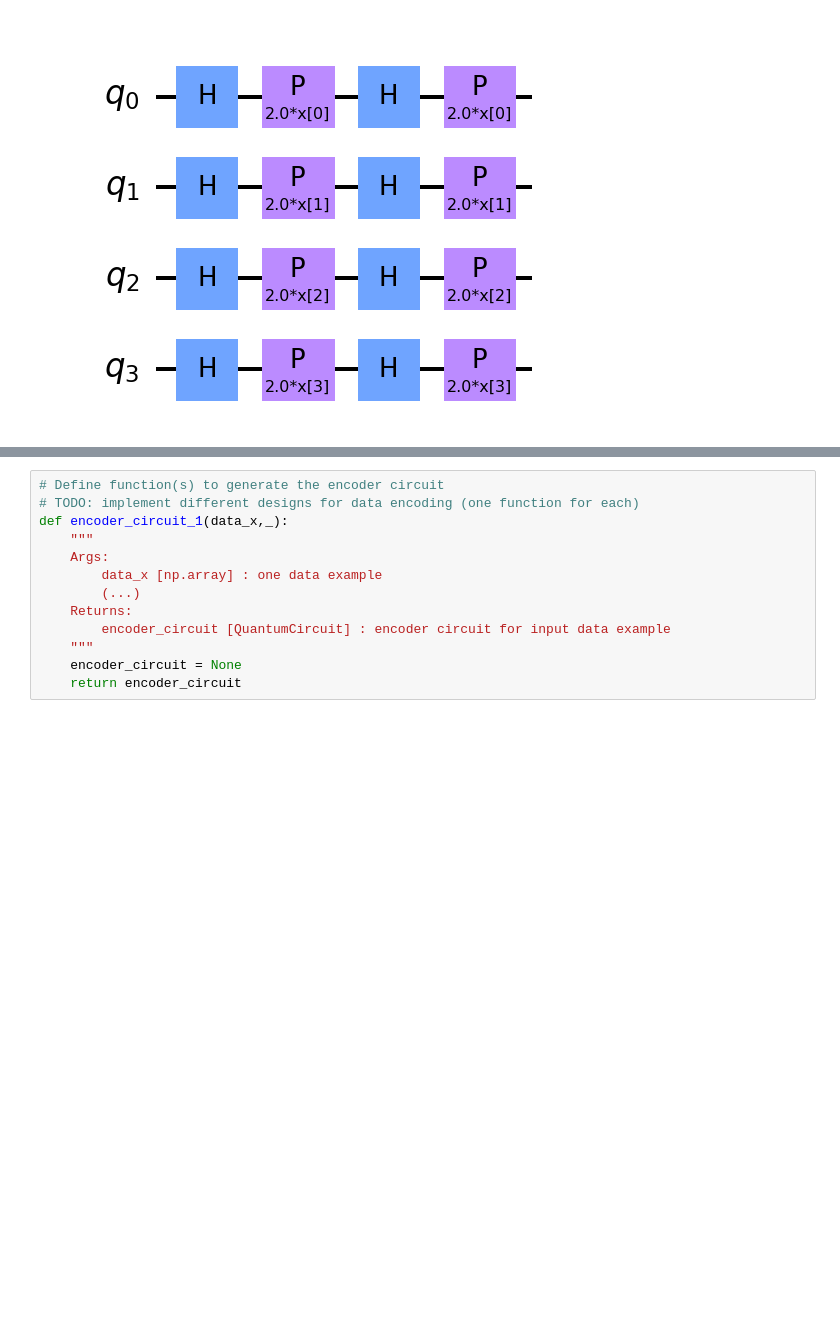
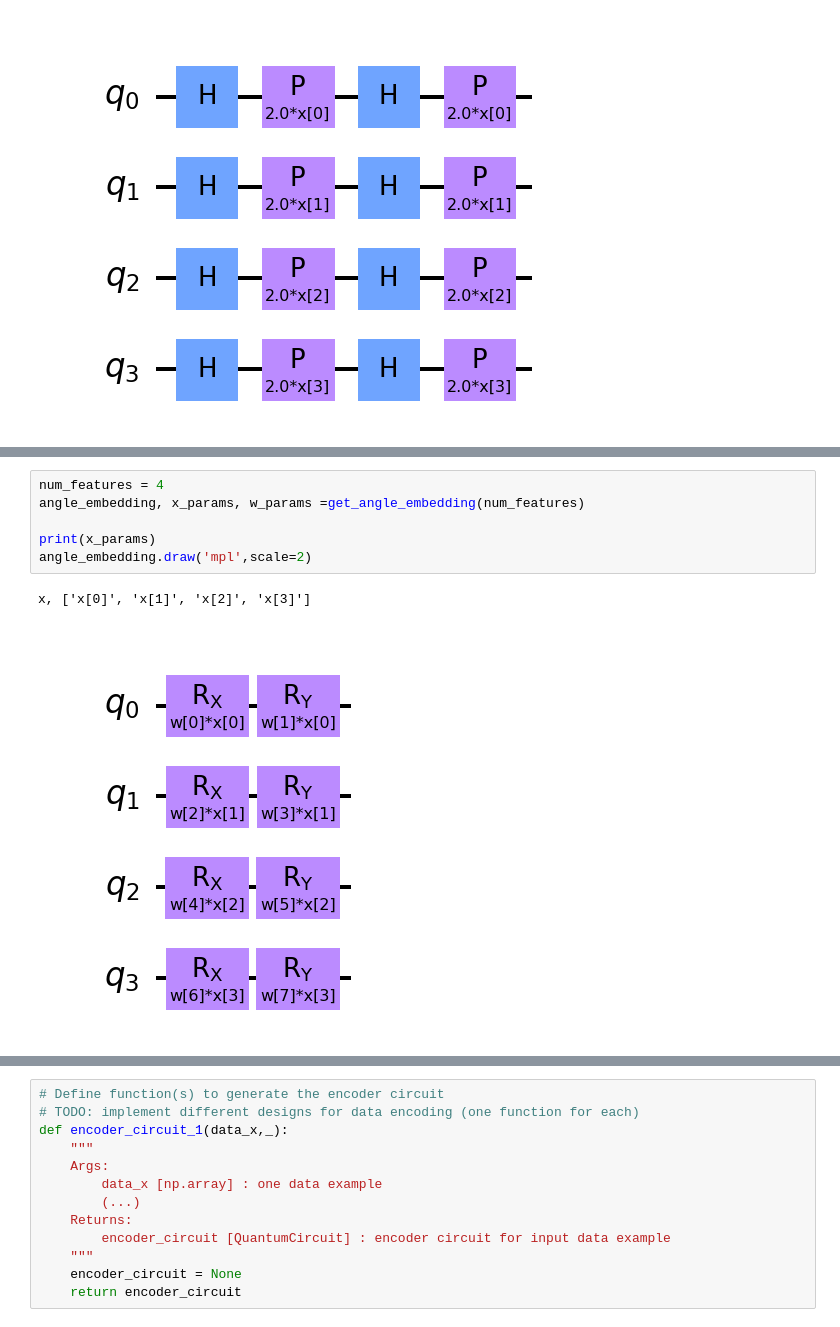
Before and after one commit to natestemen/qml, a Jupyter notebook: C2C Project Notebook.ipynb, the cells around one changed output, grey strips where cells are left out. Cells and saved outputs as stored; diff of their text form; blank space fills up the shorter version.

```diff
--- a/C2C Project Notebook.ipynb
+++ b/C2C Project Notebook.ipynb
@@ -149,0 +189,9 @@ fmap_z.decompose().draw('mpl', scale=2)
+# %%
+num_features = 4
+angle_embedding, x_params, w_params =get_angle_embedding(num_features)
+
+print(x_params)
+angle_embedding.draw('mpl',scale=2)
+# %% [output]
+x, ['x[0]', 'x[1]', 'x[2]', 'x[3]']
+[figure, added]
```
Also changed, not shown: parts of 20 cells of this notebook.
